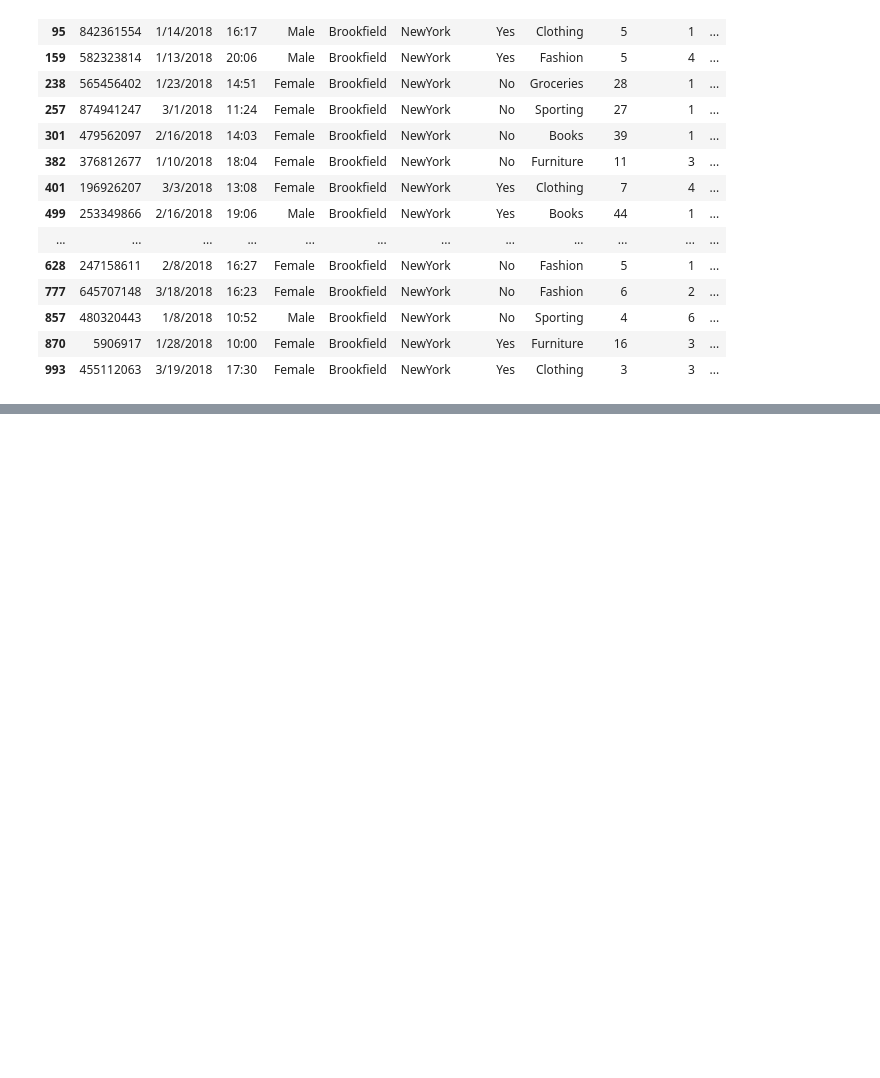
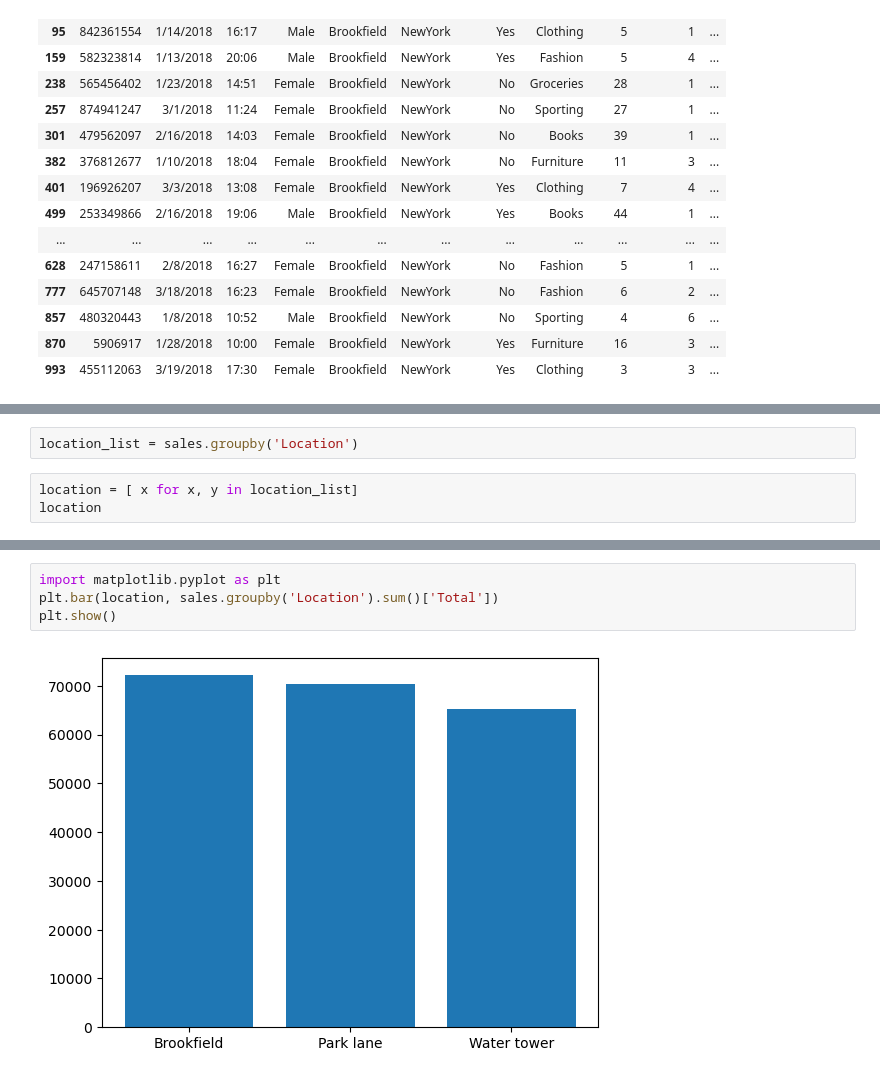
Before and after one commit to bitmap357/Analysing, a Jupyter notebook: Analysis.ipynb, the cells around one changed output, grey strips where cells are left out. Drawn from its saved outputs; the diff is of its cells as text; blank space fills up the shorter version.

```diff
--- a/Analysis.ipynb
+++ b/Analysis.ipynb
@@ -168,0 +240,5 @@ sales.query('Payment=="Cash" & City == "NewYork" & Total < 50')
+# %%
+location_list = sales.groupby('Location')
+# %%
+location = [ x for x, y in location_list]
+location
@@ -168,0 +255,6 @@ sales.query('Payment=="Cash" & City == "NewYork" & Total < 50')
+# %%
+import matplotlib.pyplot as plt
+plt.bar(location, sales.groupby('Location').sum()['Total'])
+plt.show()
+# %% [output]
+[figure, added]
```
Also changed, not shown: parts of 14 cells of this notebook.
